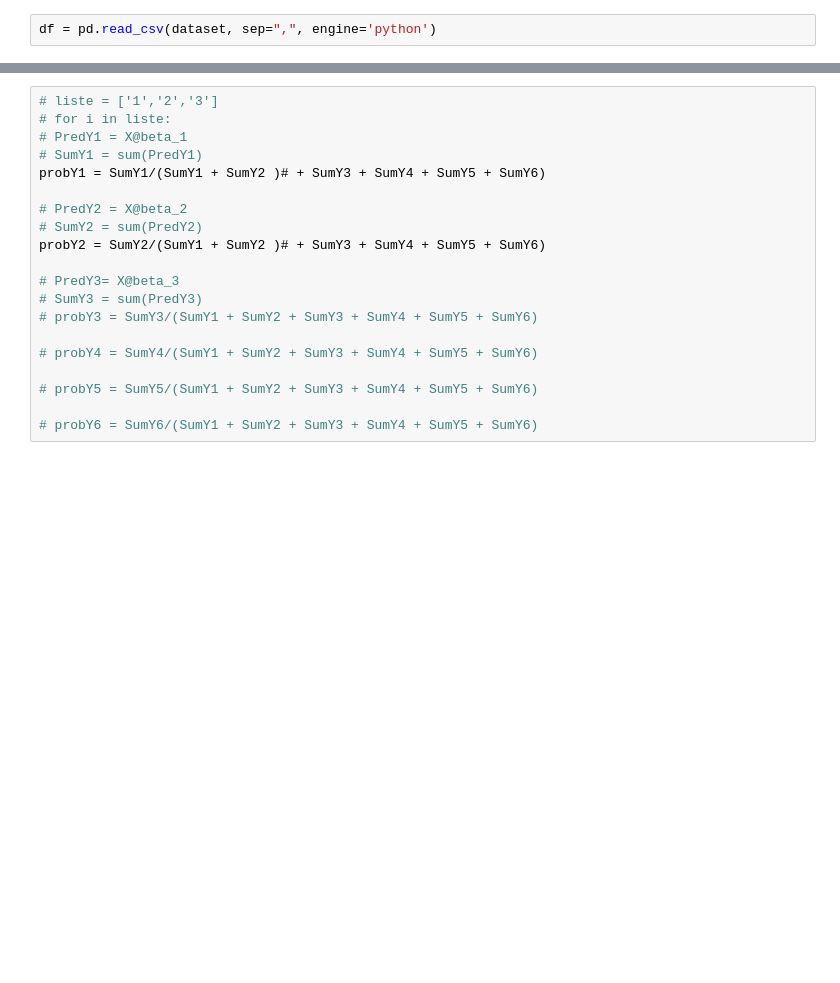
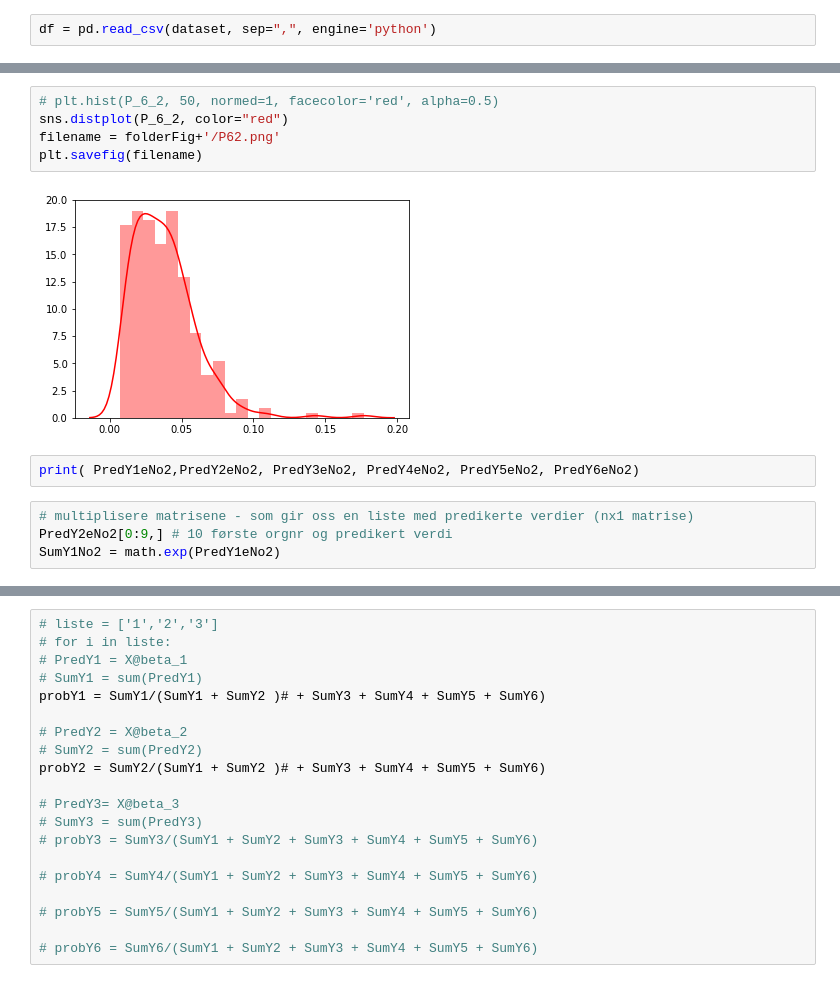
Before and after one commit to DataScienceLead/RealInvestment, a Jupyter notebook: bus_surv/prob.ipynb, the cells around one changed output, grey strips where cells are left out. Drawn from its saved outputs; the diff is of its cells as text; blank space fills up the shorter version.

```diff
--- a/bus_surv/prob.ipynb
+++ b/bus_surv/prob.ipynb
@@ -163,0 +299,13 @@ array([[-1.61703492],
+# %%
+# plt.hist(P_6_2, 50, normed=1, facecolor='red', alpha=0.5)
+sns.distplot(P_6_2, color="red")
+filename = folderFig+'/P62.png'
+plt.savefig(filename)
+# %% [output]
+[figure, added]
+# %%
+print( PredY1eNo2,PredY2eNo2, PredY3eNo2, PredY4eNo2, PredY5eNo2, PredY6eNo2)
+# %%
+# multiplisere matrisene - som gir oss en liste med predikerte verdier (nx1 matrise)
+PredY2eNo2[0:9,] # 10 første orgnr og predikert verdi
+SumY1No2 = math.exp(PredY1eNo2)
```
Also changed, not shown: parts of 75 cells of this notebook, 2 other files.
